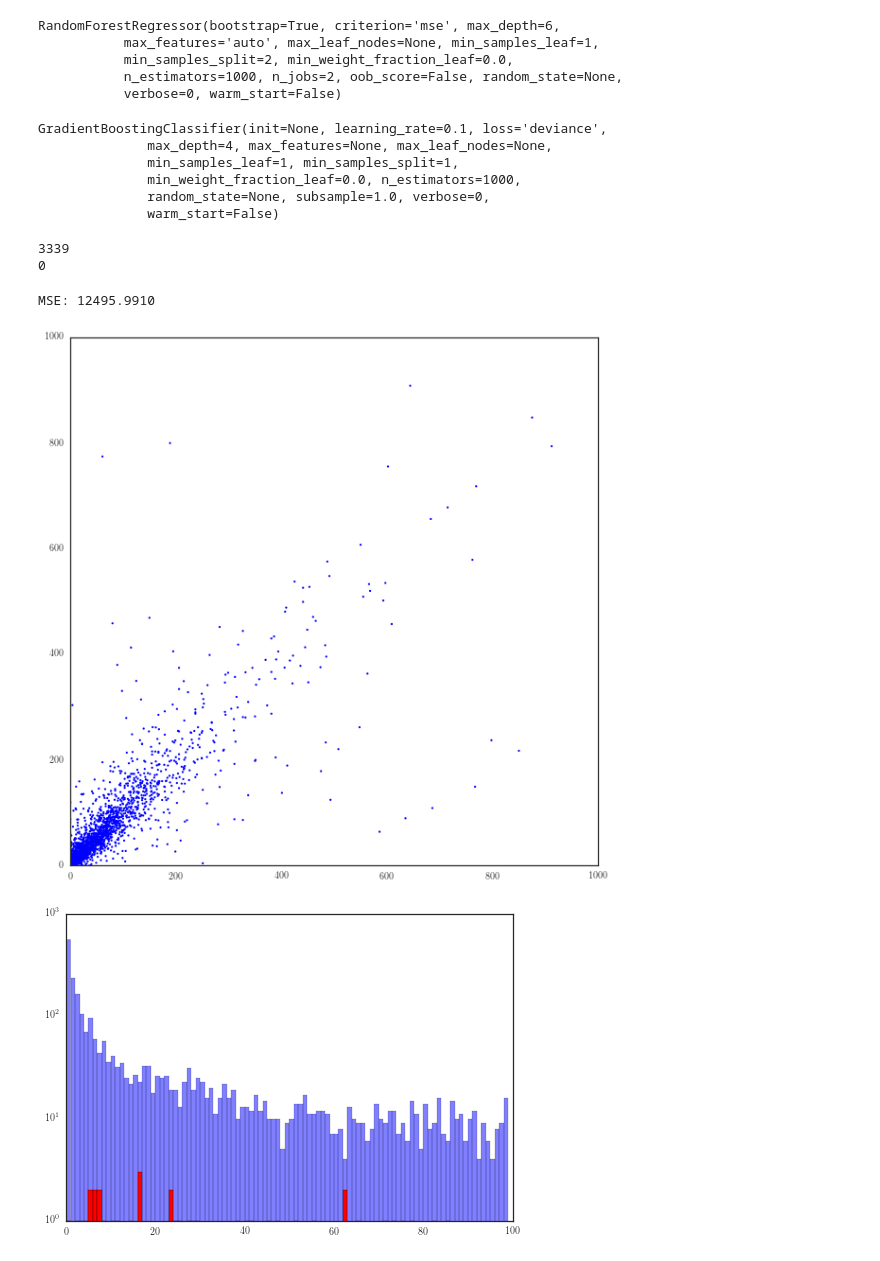
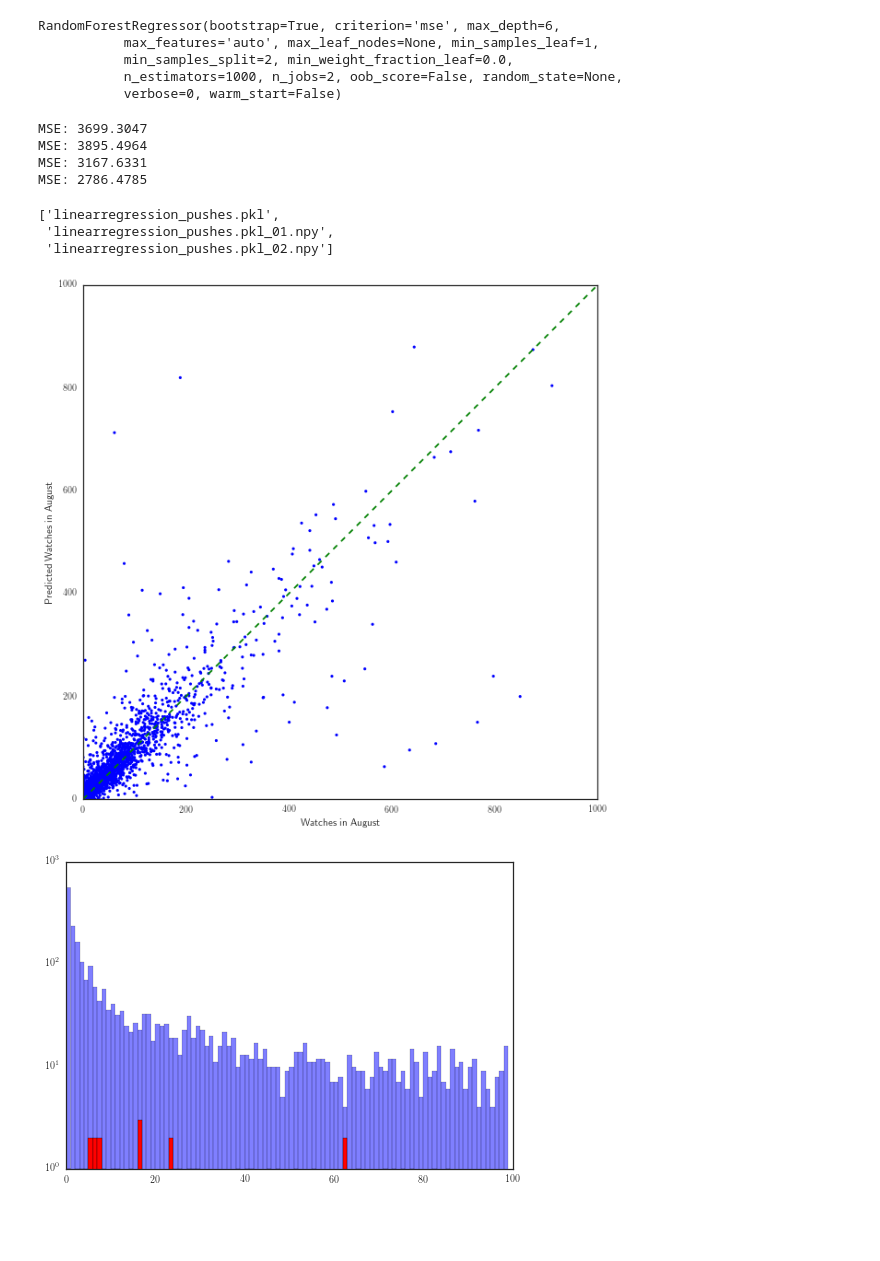
Before and after one commit to hebda/GitWatch, a Jupyter notebook: training/Training.ipynb, the cells around one changed output. Saved outputs shown, nothing was run; the diff lists cells and outputs as text; code cells hidden in the pictures; blank space fills up the shorter version.

```diff
--- a/training/Training.ipynb
+++ b/training/Training.ipynb
@@ -137,72 +132,76 @@ RandomForestRegressor(bootstrap=True, criterion='mse', max_depth=6,
            min_samples_split=2, min_weight_fraction_leaf=0.0,
            n_estimators=1000, n_jobs=2, oob_score=False, random_state=None,
            verbose=0, warm_start=False)
-# %%
-# Fit Regression for watchers
-params = {'n_estimators': 1000, 'max_depth': 4, 'min_samples_split': 1,
-          'learning_rate': 0.1, 'loss':'ls'}
-
-gbr = GradientBoostingRegressor(**params)
-
-gbr.fit(X_train, y_train)
-# %% [output]
-GradientBoostingClassifier(init=None, learning_rate=0.1, loss='deviance',
-              max_depth=4, max_features=None, max_leaf_nodes=None,
-              min_samples_leaf=1, min_samples_split=1,
-              min_weight_fraction_leaf=0.0, n_estimators=1000,
-              random_state=None, subsample=1.0, verbose=0,
-              warm_start=False)
-# %%
-from sklearn.metrics import precision_recall_fscore_support
-
-y_pred_class=gbc.predict(X_test)
-precision_recall_fscore_support(y_test_class,y_pred_class)
-print sum(y_test_class==0)
-print sum((y_pred_class==y_test_class) & (y_test_class==1))
-# %% [output]
-3339
-0
-# %%
-from sklearn.metrics import mean_squared_error
-mse = mean_squared_error(y_test, clf.predict(X_test))
-#mse = mean_squared_error(y_test, X_test.ix[:,[37]])
-print("MSE: %.4f" % mse)
-# %% [output]
-MSE: 12495.9910
+# %%
+from sklearn.metrics import mean_squared_error
+res1=clf.predict(X_test)
+res1[res1<0]=0
+res2=lin_reg.predict(X_test.ix[:,[13,14,17,33,34,37]])
+#res2=lin_reg.predict(X_test.ix[:,[9,19,29,39]])
+res2[res2<0]=0
+res3=X_test.ix[:,37]
+#res3=X_test.ix[:,39]
+res=(res1+res2+res3)/3.
+mse = mean_squared_error(y_test, clf.predict(X_test))
+print("MSE: %.4f" % mse)
+mse = mean_squared_error(y_test, lin_reg.predict(X_test.ix[:,[13,14,17,33,34,37]]))
+#mse = mean_squared_error(y_test, lin_reg.predict(X_test.ix[:,[9,19,29,39]]))
+print("MSE: %.4f" % mse)
+mse = mean_squared_error(y_test, X_test.ix[:,[37]])
+#mse = mean_squared_error(y_test, X_test.ix[:,[39]])
+print("MSE: %.4f" % mse)
+mse = mean_squared_error(y_test, res)
+print("MSE: %.4f" % mse)
+# %% [output]
+MSE: 3699.3047
+MSE: 3895.4964
+MSE: 3167.6331
+MSE: 2786.4785
+# %%
+# Save the work
+from sklearn.externals import joblib
+joblib.dump(clf,'gradientboostedregression_pushes.pkl')
+joblib.dump(lin_reg,'linearregression_pushes.pkl')
+# %% [output]
+['linearregression_pushes.pkl',
+ 'linearregression_pushes.pkl_01.npy',
+ 'linearregression_pushes.pkl_02.npy']
 # %%
 del fig, ax1
 fig = plt.figure(figsize=(10, 10))
 ax1 = fig.add_subplot(111)
 
 ## the data
 N = len(y_test)
 x = y_test
+#y=res
 #y = y_test-poisson_results.predict(X_test)
 y = clf.predict(X_test)
 #y=rf.predict(X_train)
 #y = lin_reg.predict(X_test.ix[:,[13,14,17,33,34,37]])
 #y=poisson_result.predict(X_test.ix[testing_rows,[17,37]])
 
 
 #jun=np.array(X_test.ix[:,[17]].transpose())[0]
 #jul=np.array(X_test.ix[:,[37]].transpose())[0]
 #aug=y_test
 jun=d.ix[testing_rows,0:20].sum(1)
 jul=d.ix[testing_rows,20:40].sum(1)
 aug=d.ix[testing_rows,40:60].sum(1)
 
 ## left panel
-ax1.scatter(x,y,color='blue',s=5,edgecolor='none')
+ax1.scatter(x,y,color='blue',s=10,edgecolor='none')
 #ax1.scatter(jun,aug,color='blue',s=5,edgecolor='none')
 #ax1.scatter(jul,aug,color='green',s=5,edgecolor='none')
 #ax1.set_aspect(1./ax1.get_data_ratio()) # make axes square
+ax1.plot([0,1000],[0,1000], "r--",label='good',color='green')
 ax1.set_ylim([0,1000])
 ax1.set_xlim([0,1000])
-
-
+plt.xlabel('Watches in August')
+plt.ylabel('Predicted Watches in August')
 plt.show()
 # %% [output]
-[figure, old version]
+[figure, new version]
 # %%
 #Try to find anamolies
 anom=d.ix[training_rows,39]*2+10<d.ix[training_rows,59]
```
Also changed, not shown: parts of 4 cells of this notebook.
